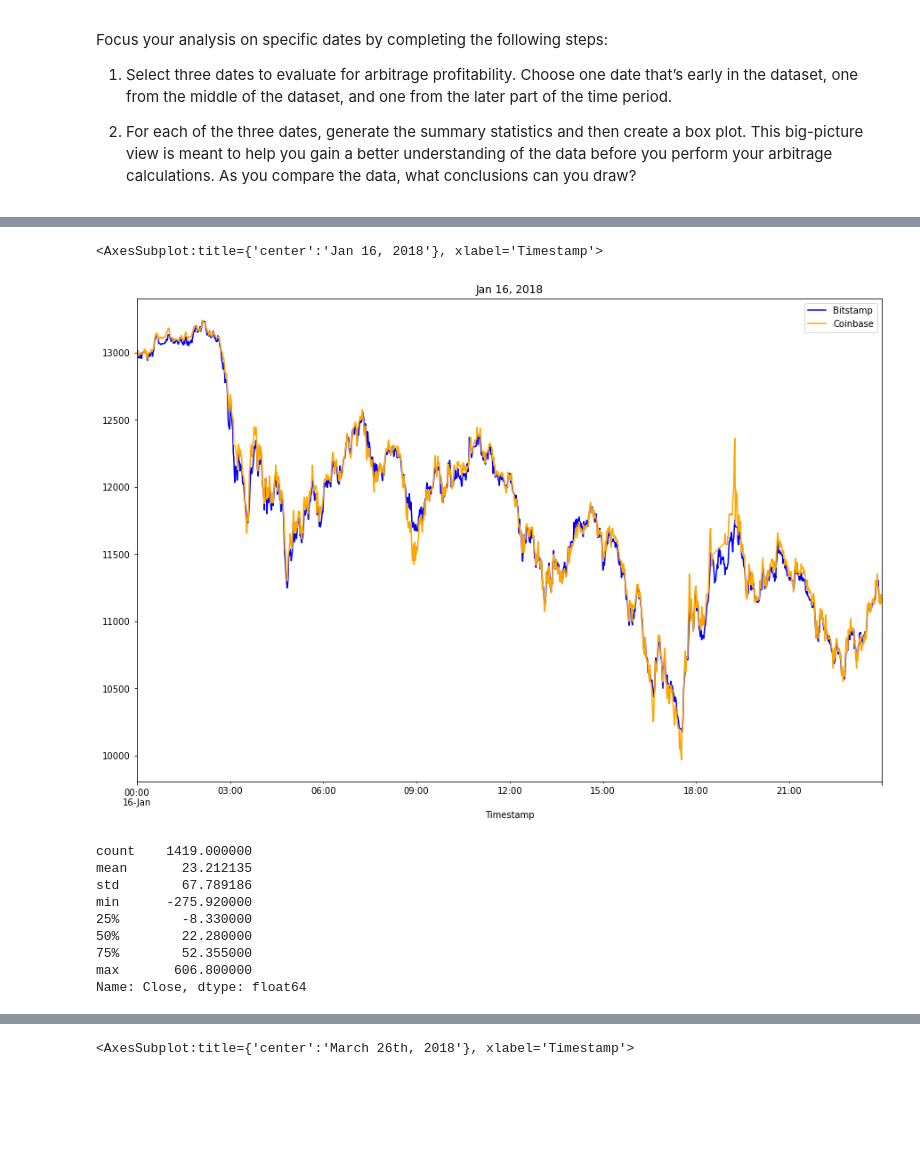
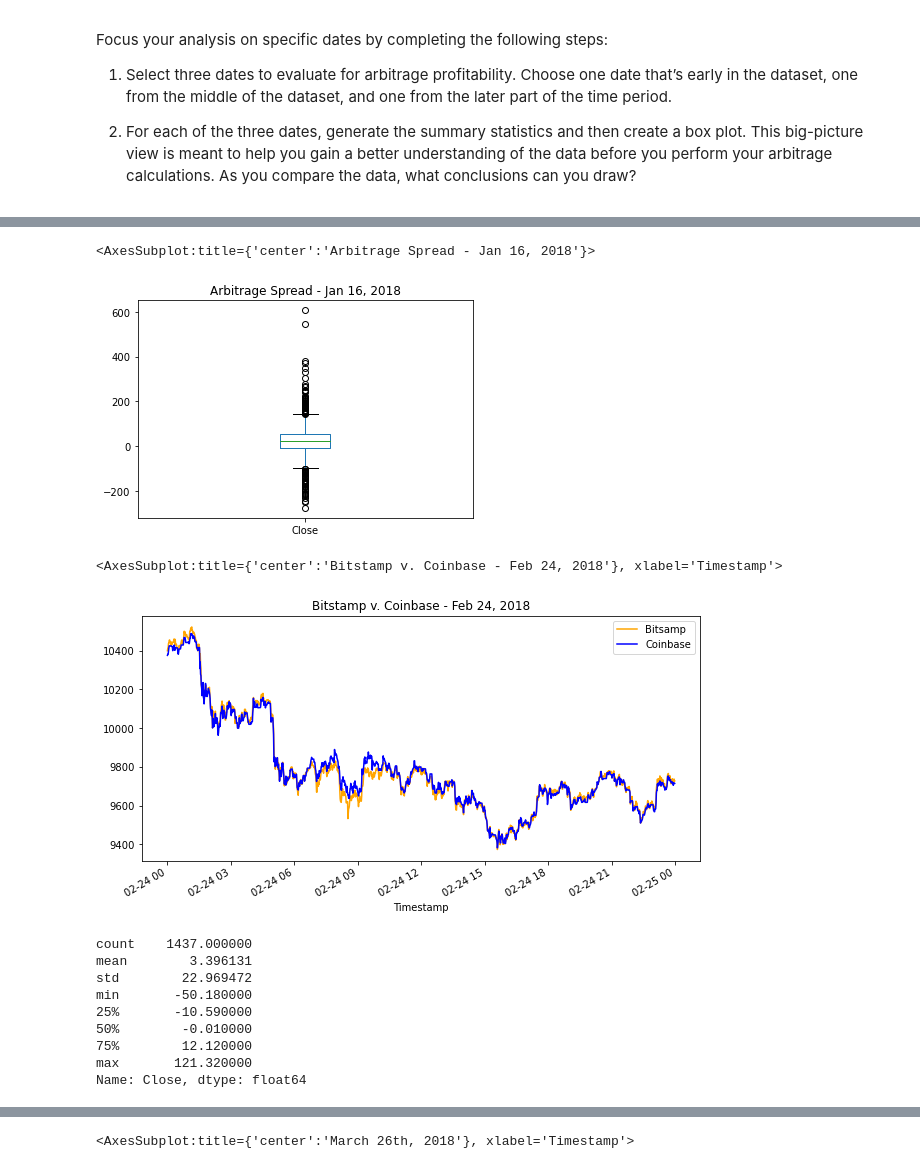
Before and after one commit to kian48/fintechchallenge3, a Jupyter notebook: Starter_Code-3/crypto_arbitrage.ipynb, the cells around one changed output, grey strips where cells are left out. Cells and saved outputs as stored; diff of their text form; code cells hidden in the pictures; blank space fills up the shorter version.

Commit message:
committing arbitrage spreads

```diff
--- a/Starter_Code-3/crypto_arbitrage.ipynb
+++ b/Starter_Code-3/crypto_arbitrage.ipynb
@@ -370,24 +393,36 @@ Focus your analysis on specific dates by completing the following steps:
+# %%
+# Visualize the arbitrage spread from early in the dataset in a box plot
+arbitrage_spread_early.plot(kind="box", title = "Arbitrage Spread - Jan 16, 2018")
+# %% [output]
+<AxesSubplot:title={'center':'Arbitrage Spread - Jan 16, 2018'}>
+[figure, added]
 # %%
-# Create an overlay plot that visualizes the two dataframes over a period of one day early in the dataset.
+# Create an overlay plot that visualizes the two dataframes over a period of one day from the middle of the dataset.
 # Be sure that the plots include the parameters `legend`, `figsize`, `title`, `color` and `label`
-# YOUR CODE HERE
+
+bitstamp_sliced.loc["2018-02-24"].plot(legend=True, figsize = (10, 5), title = "Bitstamp v. Coinbase - Feb 24, 2018", color = "Orange", label = "Bitsamp")
+coinbase_sliced.loc["2018-02-24"].plot(legend=True, figsize = (10, 5), color = "Blue", label = "Coinbase")
 # %% [output]
-<AxesSubplot:title={'center':'Jan 16, 2018'}, xlabel='Timestamp'>
+<AxesSubplot:title={'center':'Bitstamp v. Coinbase - Feb 24, 2018'}, xlabel='Timestamp'>
-[figure, old version]
+[figure, new version]
 # %%
-# Using the early date that you have selected, calculate the arbitrage spread
+# Using the date in the middle that you have selected, calculate the arbitrage spread
 # by subtracting the bitstamp lower closing prices from the coinbase higher closing prices
-arbitrage_spread_early = # YOUR CODE HERE
 
-# Generate summary statistics for the early DataFrame
-# YOUR CODE HERE
+# arbitrage spread for middle time period
+
+arbitrage_spread_middle = arbitrage_spread_early = coinbase_sliced.loc["2018-02-24"] - bitstamp_sliced.loc["2018-02-24"]
+
+# Generate summary statistics
+
+arbitrage_spread_middle.describe()
 # %% [output]
-count    1419.000000
-mean       23.212135
-std        67.789186
-min      -275.920000
-25%        -8.330000
-50%        22.280000
-75%        52.355000
-max       606.800000
+count    1437.000000
+mean        3.396131
+std        22.969472
+min       -50.180000
+25%       -10.590000
+50%        -0.010000
+75%        12.120000
+max       121.320000
 Name: Close, dtype: float64
```
Also changed, not shown: parts of 7 cells of this notebook.
